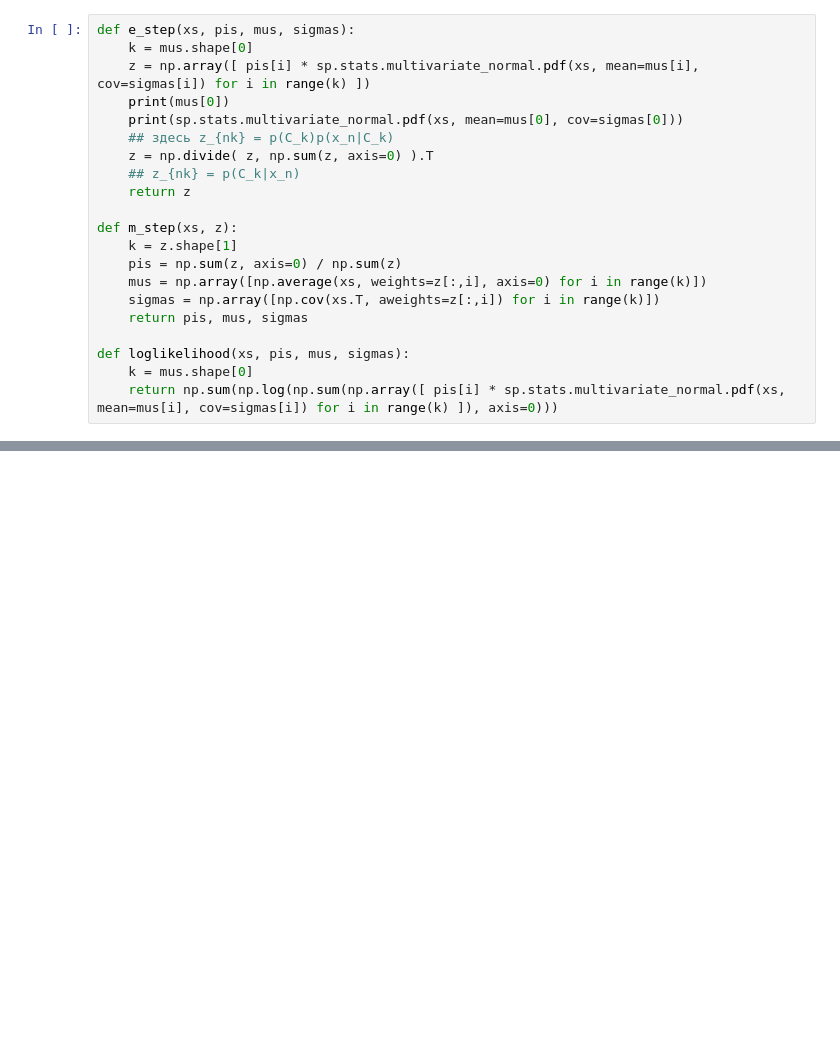
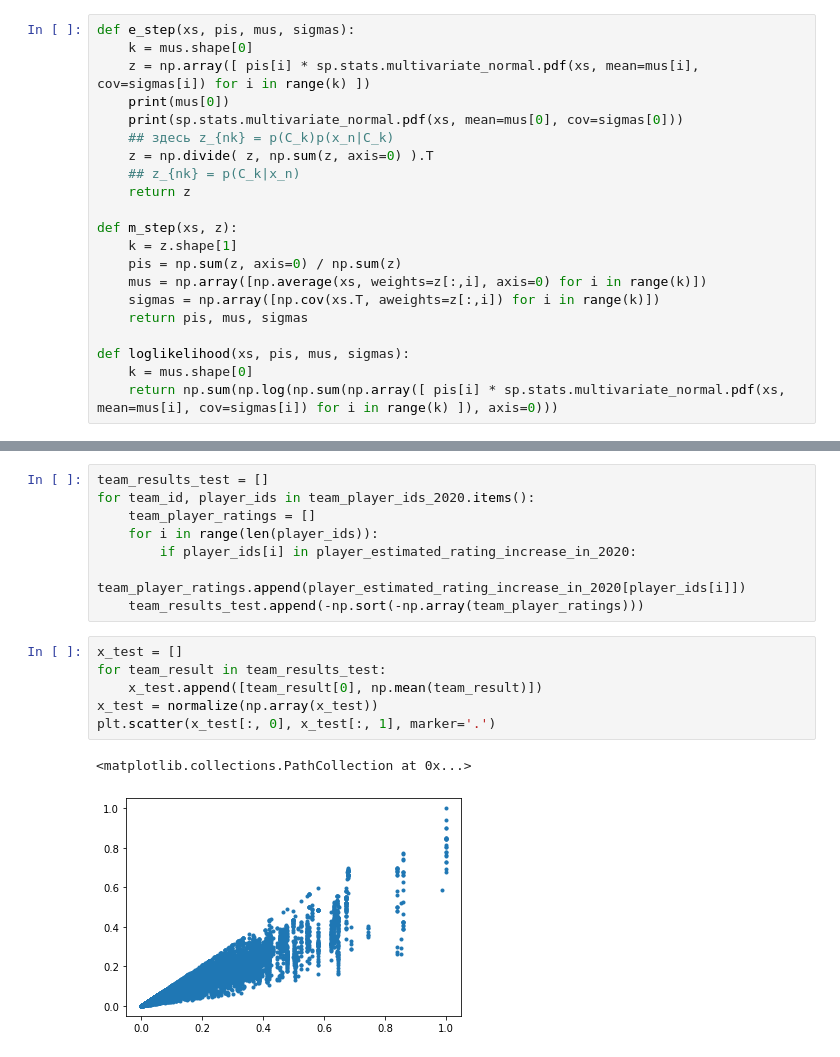
Before and after one commit to Margarita307/DL, a Jupyter notebook: task_2.ipynb, the cells around one changed output, grey strips where cells are left out. Cells and saved outputs as stored; diff of their text form; blank space fills up the shorter version.

```diff
--- a/task_2.ipynb
+++ b/task_2.ipynb
@@ -290,0 +293,17 @@ classify(0.9, pis, mus, sigmas)
+# %%
+team_results_test = []
+for team_id, player_ids in team_player_ids_2020.items():
+    team_player_ratings = []
+    for i in range(len(player_ids)):
+        if player_ids[i] in player_estimated_rating_increase_in_2020:
+            team_player_ratings.append(player_estimated_rating_increase_in_2020[player_ids[i]])
+    team_results_test.append(-np.sort(-np.array(team_player_ratings)))
+# %%
+x_test = []
+for team_result in team_results_test:
+    x_test.append([team_result[0], np.mean(team_result)])
+x_test = normalize(np.array(x_test))
+plt.scatter(x_test[:, 0], x_test[:, 1], marker='.')
+# %% [output]
+<matplotlib.collections.PathCollection at 0x...>
+[figure, added]
```
Also changed, not shown: parts of 10 cells of this notebook.
